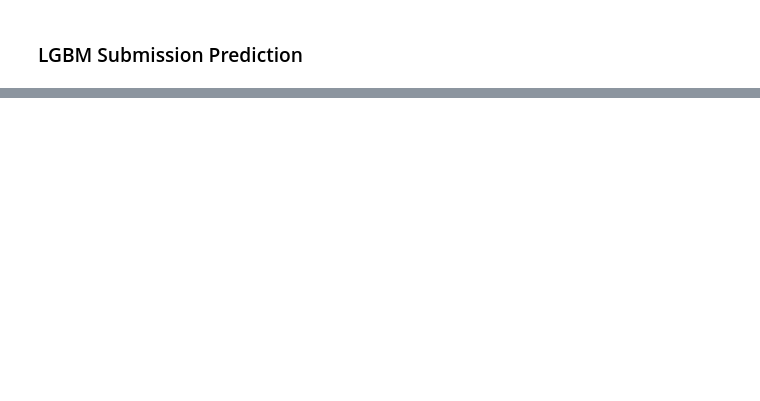
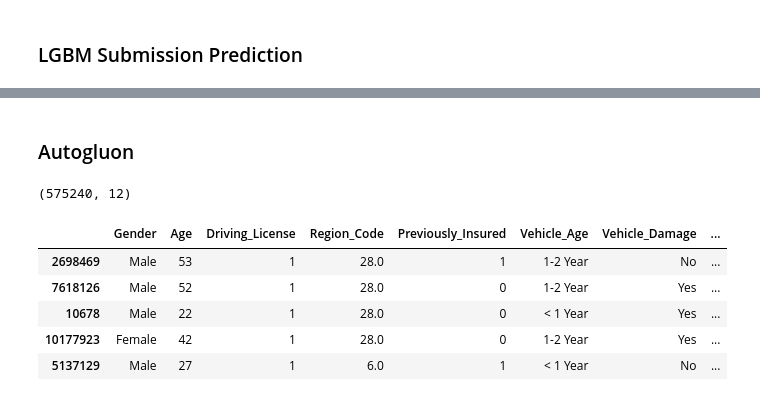
Before and after one commit to hardboyvino/kaggle_competition, a Jupyter notebook: playground_4.7/lgbm.ipynb, the cells around one changed output, grey strips where cells are left out. Saved outputs shown, nothing was run; the diff lists cells and outputs as text; code cells hidden in the pictures; blank space fills up the shorter version.

```diff
--- a/playground_4.7/lgbm.ipynb
+++ b/playground_4.7/lgbm.ipynb
@@ -54,19 +96,13 @@ ohe.shape, ohe_test.shape
 # %%
-# Get train and test data
-sss_data = ohe.copy()
-
-sss_data['combined'] = sss_data['Vehicle_Damage_Yes'] + \
-                        sss_data['Policy_Sales_Channel'] + \
-                        sss_data[TARGET]
-
 # Initialize ShuffleSplit
-sss = StratifiedShuffleSplit(test_size=0.1, random_state=5)
+# Get 5% of the data as the training data and rest as test
+sss = StratifiedShuffleSplit(test_size=0.05, random_state=5)
 
 # Get indices for the split
 # Stratification is done on target variable
-for train_index, test_index in sss.split(sss_data, sss_data['combined']):
-    test_data = ohe.iloc[test_index]
-    train_data = ohe.iloc[train_index]
+for train_index, test_index in sss.split(ohe_drop, ohe_drop[TARGET]):
+    train_data = ohe_drop.iloc[test_index]
+    test_data = ohe_drop.iloc[train_index]
 
 train_data.shape, test_data.shape
 
@@ -276,0 +274,37 @@ submission.to_csv(r'submissions/result_1_b.csv', index=False)
+# %% [markdown]
+### Autogluon
+# %%
+# Define the different feature types and target
+cat_cols = ['Vehicle_Age']
+num_cols = ['Age', 'Annual_Premium', 'Vintage']
+ord_cols = []
+bin_cols = ['Gender', 'Driving_License', 'Previously_Insured', 'Vehicle_Damage', 'Region_Code', 'Policy_Sales_Channel']
+needs_dummies = ['Gender', 'Vehicle_Age', 'Vehicle_Damage']
+drop_cols = ['id']
+TARGET = 'Response'
+# %%
+# Initialize ShuffleSplit
+# Get 5% of the data as the training data and rest as test
+sss = StratifiedShuffleSplit(test_size=0.05, random_state=5)
+
+# Get indices for the split
+# Stratification is done on target variable
+for train_index, test_index in sss.split(train, train[TARGET]):
+    autogluon_train_data = train.iloc[test_index]
+    # test_data = ohe_drop.iloc[train_index]
+
+train_data.shape
+# 1 minute
+# %% [output]
+(575240, 12)
+# %%
+# Drop Unneeded column
+autogluon_train_data = autogluon_train_data.drop(drop_cols, axis=1)
+autogluon_train_data.head()
+# %% [output]
+|  | Gender | Age | Driving_License | Region_Code | Previously_Insured | Vehicle_Age | Vehicle_Damage | ... |
+| 2698469 | Male | 53 | 1 | 28.0 | 1 | 1-2 Year | No | ... |
+| 7618126 | Male | 52 | 1 | 28.0 | 0 | 1-2 Year | Yes | ... |
+| 10678 | Male | 22 | 1 | 28.0 | 0 | < 1 Year | Yes | ... |
+| 10177923 | Female | 42 | 1 | 28.0 | 0 | 1-2 Year | Yes | ... |
+| 5137129 | Male | 27 | 1 | 6.0 | 1 | < 1 Year | No | ... |
```
Also changed, not shown: parts of 32 cells of this notebook.
